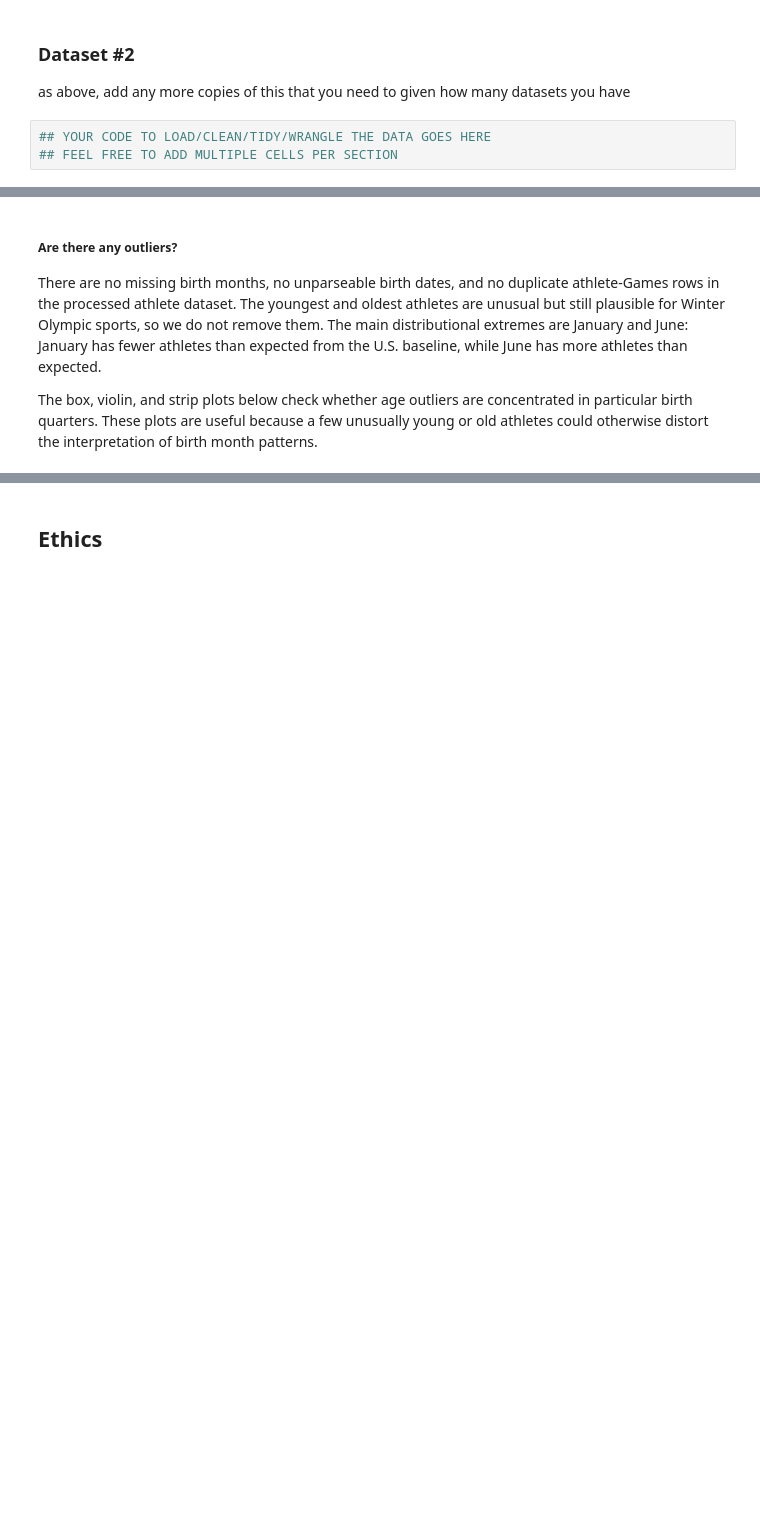
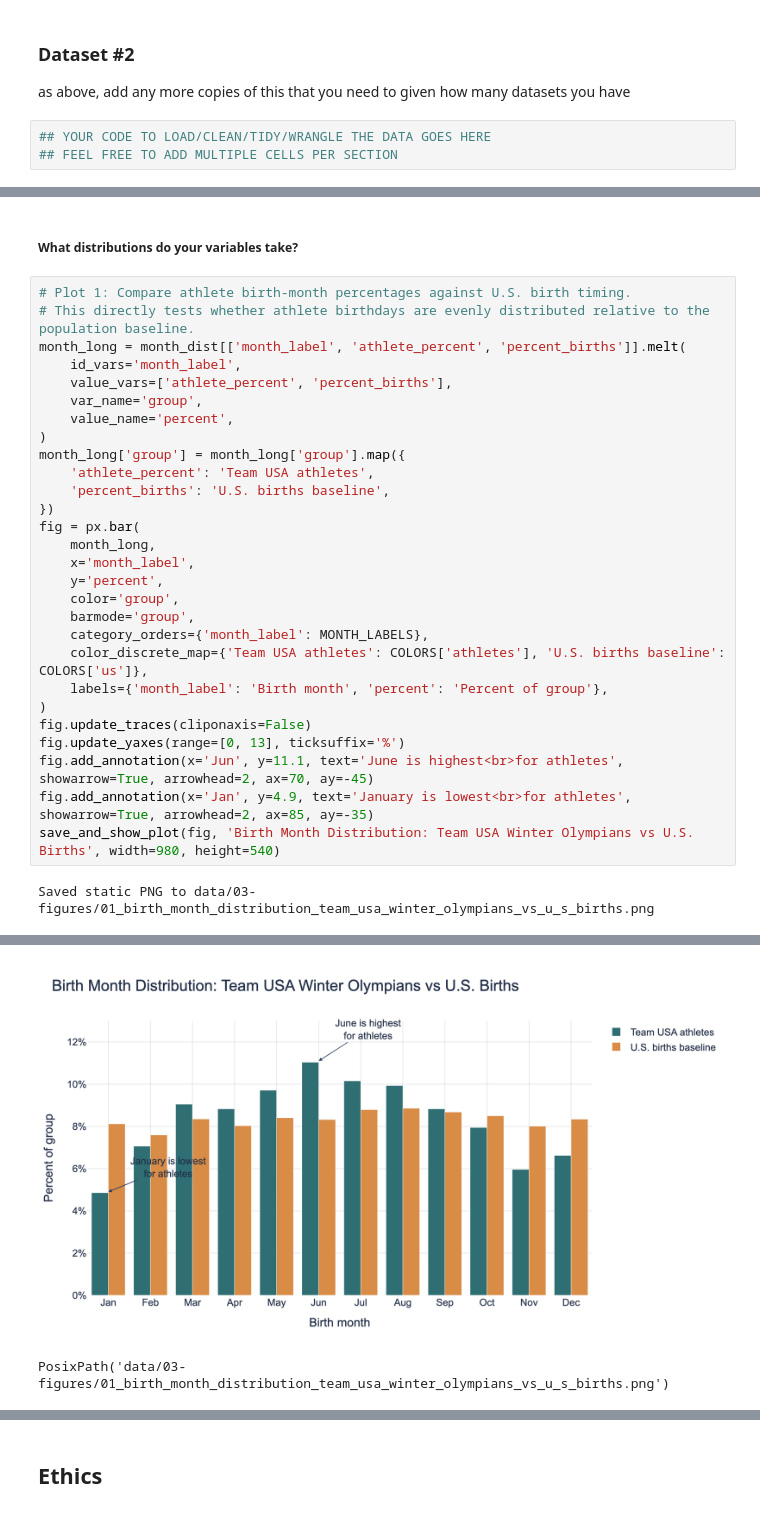
Before and after one commit to COGS108/Group-SP26-092, a Jupyter notebook: 02-EDACheckpoint.ipynb, the cells around one changed output, grey strips where cells are left out. Saved outputs shown, nothing was run; the diff lists cells and outputs as text; blank space fills up the shorter version.

```diff
--- a/02-EDACheckpoint.ipynb
+++ b/02-EDACheckpoint.ipynb
@@ -254,6 +401,32 @@ Shows the composition of the athlete data after filling missing team-event sport
-# %% [markdown]
-##### Are there any outliers?
-
-There are no missing birth months, no unparseable birth dates, and no duplicate athlete-Games rows in the processed athlete dataset. The youngest and oldest athletes are unusual but still plausible for Winter Olympic sports, so we do not remove them. The main distributional extremes are January and June: January has fewer athletes than expected from the U.S. baseline, while June has more athletes than expected.
-
-The box, violin, and strip plots below check whether age outliers are concentrated in particular birth quarters. These plots are useful because a few unusually young or old athletes could otherwise distort the interpretation of birth month patterns.
+# %% [markdown]
+##### What distributions do your variables take?
+# %%
+# Plot 1: Compare athlete birth-month percentages against U.S. birth timing.
+# This directly tests whether athlete birthdays are evenly distributed relative to the population baseline.
+month_long = month_dist[['month_label', 'athlete_percent', 'percent_births']].melt(
+    id_vars='month_label',
+    value_vars=['athlete_percent', 'percent_births'],
+    var_name='group',
+    value_name='percent',
+)
+month_long['group'] = month_long['group'].map({
+    'athlete_percent': 'Team USA athletes',
+    'percent_births': 'U.S. births baseline',
+})
+fig = px.bar(
+    month_long,
+    x='month_label',
+    y='percent',
+    color='group',
+    barmode='group',
+    category_orders={'month_label': MONTH_LABELS},
+    color_discrete_map={'Team USA athletes': COLORS['athletes'], 'U.S. births baseline': COLORS['us']},
+    labels={'month_label': 'Birth month', 'percent': 'Percent of group'},
+)
+fig.update_traces(cliponaxis=False)
+fig.update_yaxes(range=[0, 13], ticksuffix='%')
+fig.add_annotation(x='Jun', y=11.1, text='June is highest<br>for athletes', showarrow=True, arrowhead=2, ax=70, ay=-45)
+fig.add_annotation(x='Jan', y=4.9, text='January is lowest<br>for athletes', showarrow=True, arrowhead=2, ax=85, ay=-35)
+save_and_show_plot(fig, 'Birth Month Distribution: Team USA Winter Olympians vs U.S. Births', width=980, height=540)
+# %% [output]
+Saved static PNG to data/03-figures/01_birth_month_distribution_team_usa_winter_olympians_vs_u_s_births.png
@@ -259,0 +434,2 @@ The box, violin, and strip plots below check whether age outliers are concentrat
+[figure, added]
+PosixPath('data/03-figures/01_birth_month_distribution_team_usa_winter_olympians_vs_u_s_births.png')
```
Also changed, not shown: parts of 24 cells of this notebook, 13 other files.
